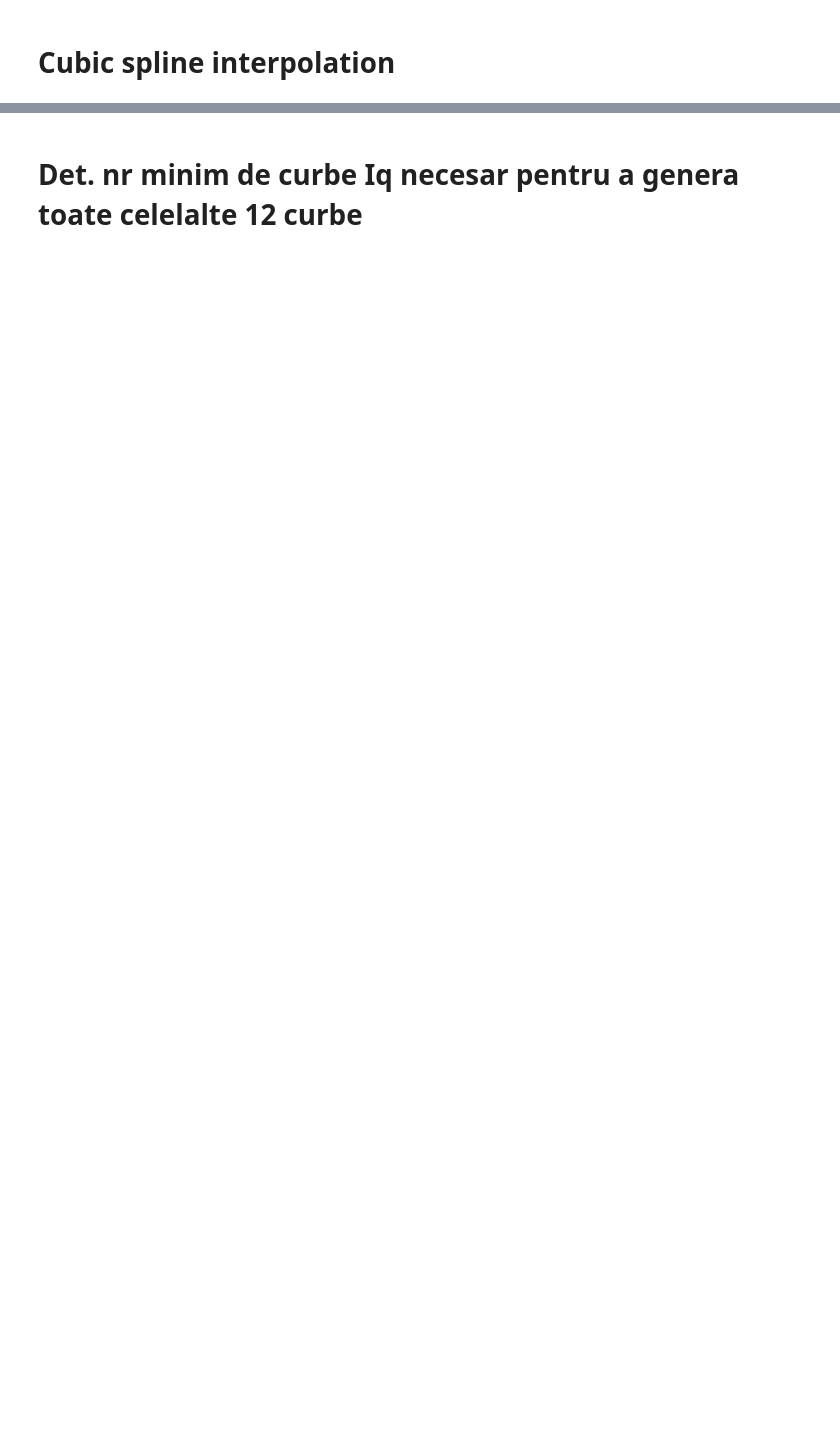
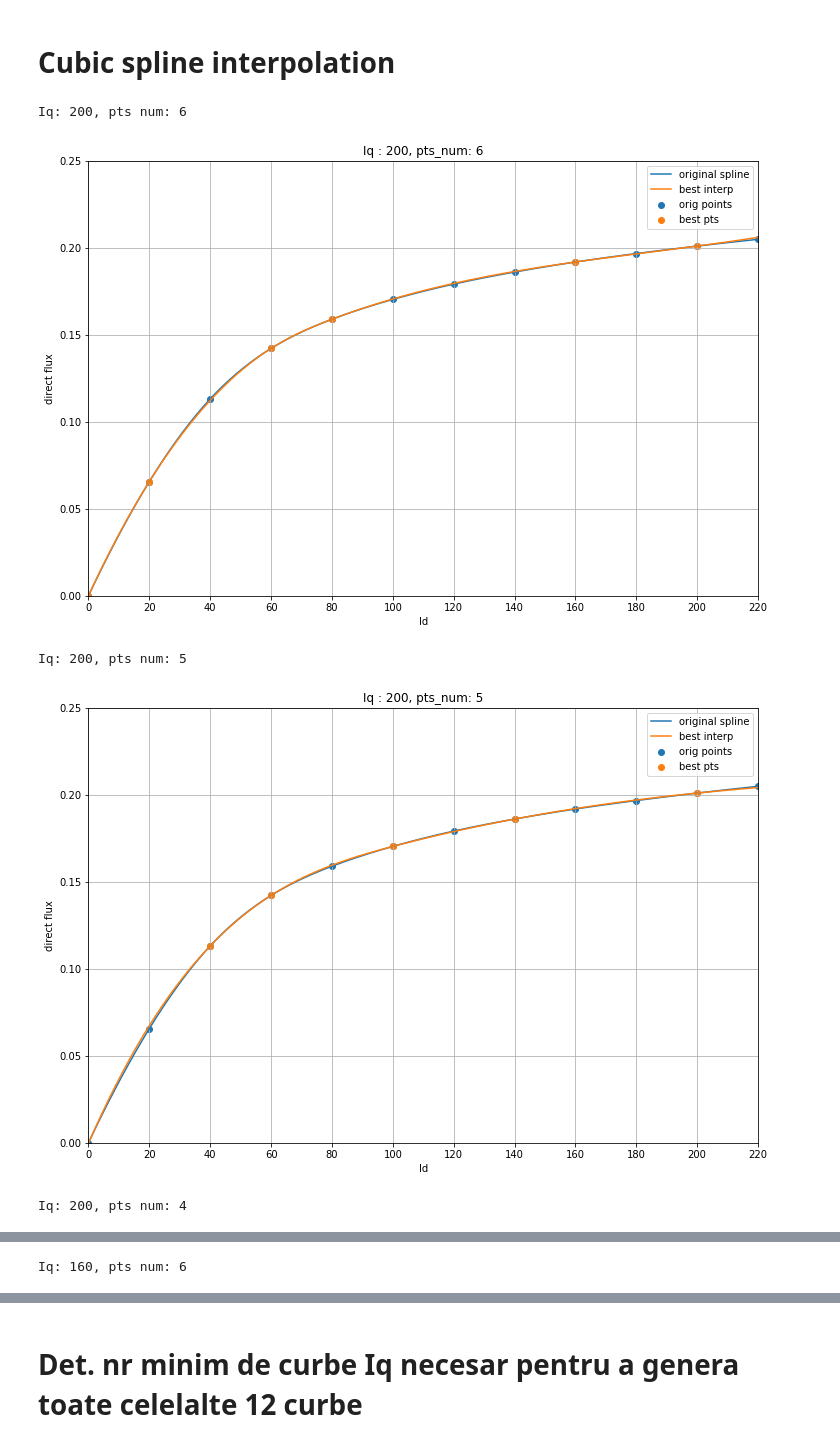
Before and after one commit to gleotescu/iq_interpolation, a Jupyter notebook: curve.ipynb, the cells around one changed output, grey strips where cells are left out. Drawn from its saved outputs; the diff is of its cells as text; code cells hidden in the pictures; blank space fills up the shorter version.

```diff
--- a/curve.ipynb
+++ b/curve.ipynb
@@ -135,49 +140,55 @@ for curve in curve_indices: #pentru fiecare curba Iq
             x_     = x[pts]
             y_     = y[pts]
             tck_   = interpolate.splrep(x_, y_, s=0)
             y_new_ = interpolate.splev(x_new, tck_, der=0)
 
             # error -- difference between baseline interp curve and current one
             error = sum_squared_error(baseline, y_new_)
 
             if error < best_error:
                 best_error  = error
                 best_pts    = (x_, y_) # best points from combination
                 best_interp = (x_new, y_new_) # best points from interpolation
 
                 # interpolate in target points + evaluate error
                 gr_interp = interpolate.splev(x, tck_, der=0)
                 best_err_gr = sum_squared_error(y, gr_interp)
 
         if points_num == 5:
             best_5_points = best_pts[0]
             x_best_5_pts.append(best_pts[0])#to be used for linear interp
             y_best_5_pts.append(best_pts[1])#to be used for linear interp
 
         row.append(best_err_gr)
 
-#         if curve in curves_for_plot and points_num in pts_for_plot:
-#             print('%s: %d, pts num: %d' % (Is,iqs[curve], points_num))
-#             plt.clf()
-#             plt.scatter(x, y, label='orig points')
-#             plt.plot(x_new, baseline, label='original spline')
-#             plt.scatter(best_pts[0], best_pts[1], label='best pts')
-#             plt.plot(best_interp[0], best_interp[1], label='best interp')
+        if curve in curves_for_plot and points_num in pts_for_plot:
+            print('%s: %d, pts num: %d' % (Is,iqs[curve], points_num))
+            plt.clf()
+            plt.scatter(x, y, label='orig points')
+            plt.plot(x_new, baseline, label='original spline')
+            plt.scatter(best_pts[0], best_pts[1], label='best pts')
+            plt.plot(best_interp[0], best_interp[1], label='best interp')
 
-#             plt.ylim([0, 0.25])
-#             plt.xlim([0, 220])
-#             plt.xticks(ids)
-#             plt.xlabel(xLabel)
-#             plt.ylabel(yLabel)
-#             plt.legend(loc='best')
-#             plt.title('%s : %d, pts_num: %d' % (Is,iqs[curve], points_num))
-#             plt.grid()
-#             plt.show()
+            plt.ylim([0, 0.25])
+            plt.xlim([0, 220])
+            plt.xticks(ids)
+            plt.xlabel(xLabel)
+            plt.ylabel(yLabel)
+            plt.legend(loc='best')
+            plt.title('%s : %d, pts_num: %d' % (Is,iqs[curve], points_num))
+            plt.grid()
+            plt.show()
 
     row.append(best_5_points)
     rows.append(row)
 
 
-# print('Interpolation error ( sum squared error * 10 ^ 6)')
-# table = plotTable(headers=headers, rows=rows, column_width=True, precision=5)
-# print(table)
+print('Interpolation error ( sum squared error * 10 ^ 6)')
+table = plotTable(headers=headers, rows=rows, column_width=True, precision=5)
+print(table)
+# %% [output]
+Iq: 200, pts num: 6
+[figure, added]
+Iq: 200, pts num: 5
+[figure, added]
+Iq: 200, pts num: 4
@@ -183,0 +196 @@ for curve in curve_indices: #pentru fiecare curba Iq
+Iq: 160, pts num: 6
```
Also changed, not shown: parts of 7 cells of this notebook, 1 other file.
